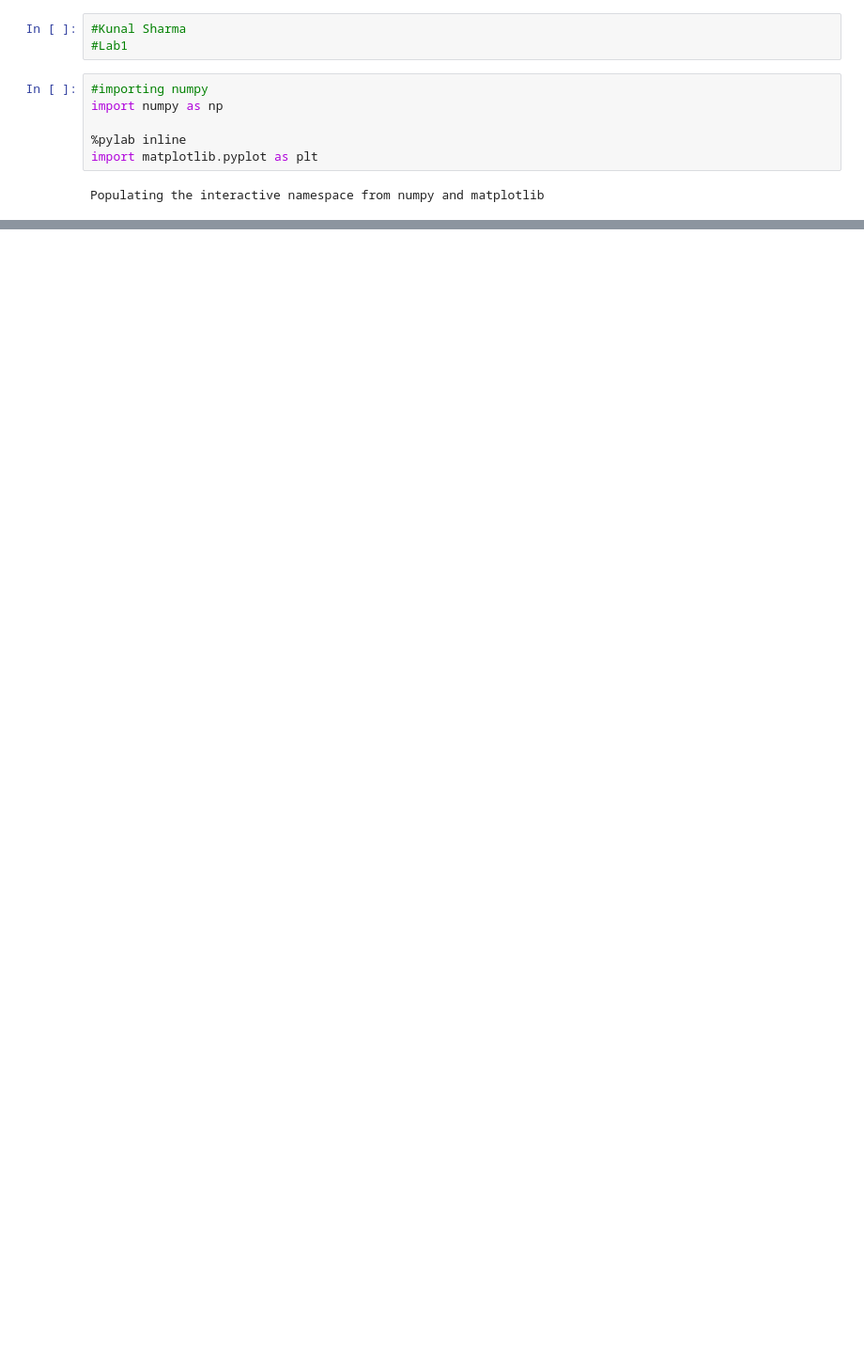
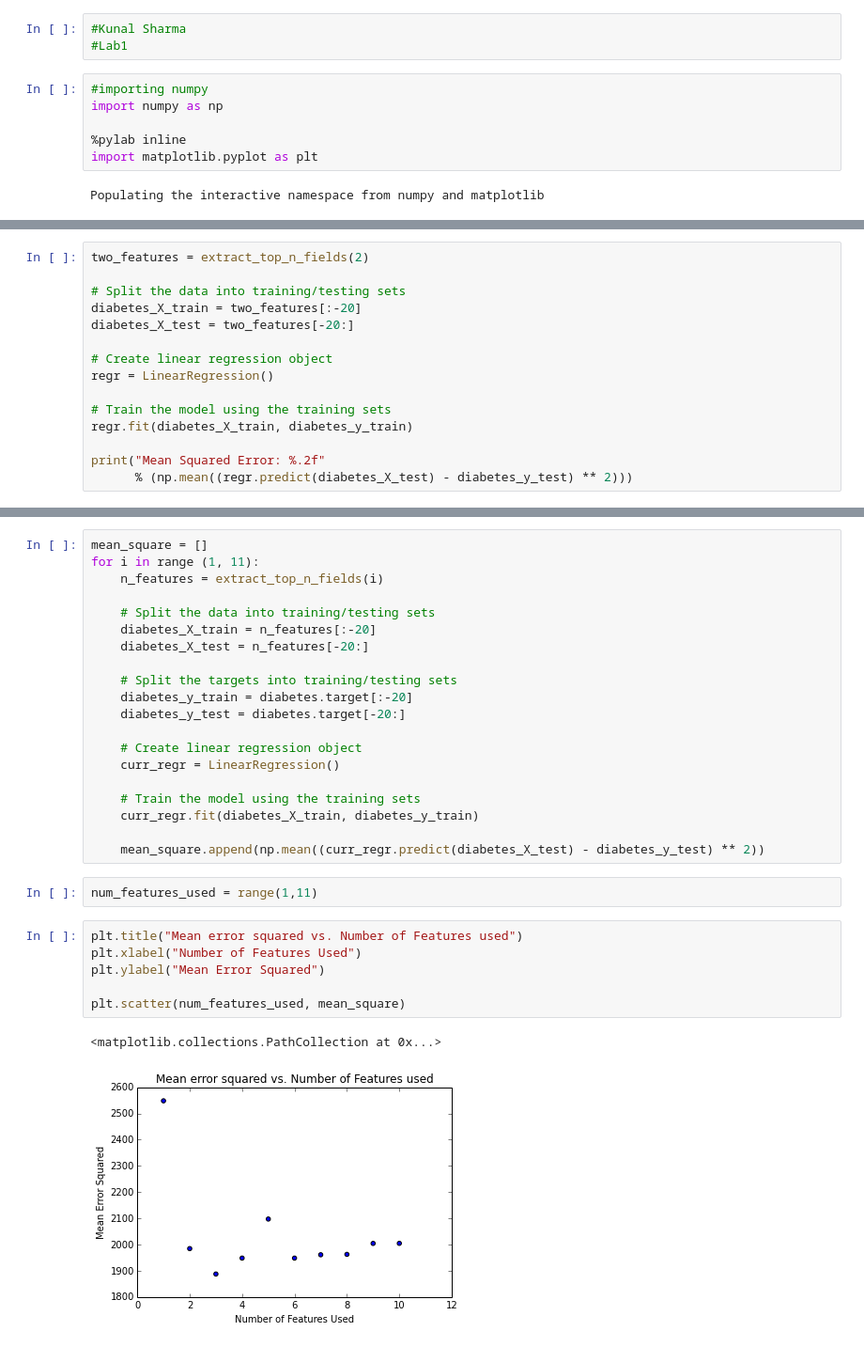
Before and after one commit to kunals1994/datascience-fall14, a Jupyter notebook: lab1/lab1_submssion.ipynb, the cells around one changed output, grey strips where cells are left out. Shown at 94% size. Saved outputs shown, nothing was run; the diff lists cells and outputs as text; blank space fills up the shorter version.

```diff
--- a/lab1/lab1_submssion.ipynb
+++ b/lab1/lab1_submssion.ipynb
@@ -17,0 +131,15 @@ ImportError: No module named sklearn.datasets
+# %%
+two_features = extract_top_n_fields(2)
+
+# Split the data into training/testing sets
+diabetes_X_train = two_features[:-20]
+diabetes_X_test = two_features[-20:]
+
+# Create linear regression object
+regr = LinearRegression()
+
+# Train the model using the training sets
+regr.fit(diabetes_X_train, diabetes_y_train)
+
+print("Mean Squared Error: %.2f"
+      % (np.mean((regr.predict(diabetes_X_test) - diabetes_y_test) ** 2)))
@@ -17,0 +150,31 @@ ImportError: No module named sklearn.datasets
+# %%
+mean_square = []
+for i in range (1, 11):
+    n_features = extract_top_n_fields(i)
+
+    # Split the data into training/testing sets
+    diabetes_X_train = n_features[:-20]
+    diabetes_X_test = n_features[-20:]
+
+    # Split the targets into training/testing sets
+    diabetes_y_train = diabetes.target[:-20]
+    diabetes_y_test = diabetes.target[-20:]
+
+    # Create linear regression object
+    curr_regr = LinearRegression()
+
+    # Train the model using the training sets
+    curr_regr.fit(diabetes_X_train, diabetes_y_train)
+
+    mean_square.append(np.mean((curr_regr.predict(diabetes_X_test) - diabetes_y_test) ** 2))
+# %%
+num_features_used = range(1,11)
+# %%
+plt.title("Mean error squared vs. Number of Features used")
+plt.xlabel("Number of Features Used")
+plt.ylabel("Mean Error Squared")
+
+plt.scatter(num_features_used, mean_square)
+# %% [output]
+<matplotlib.collections.PathCollection at 0x...>
+[figure, added]
```
Also changed, not shown: parts of 39 cells of this notebook.
